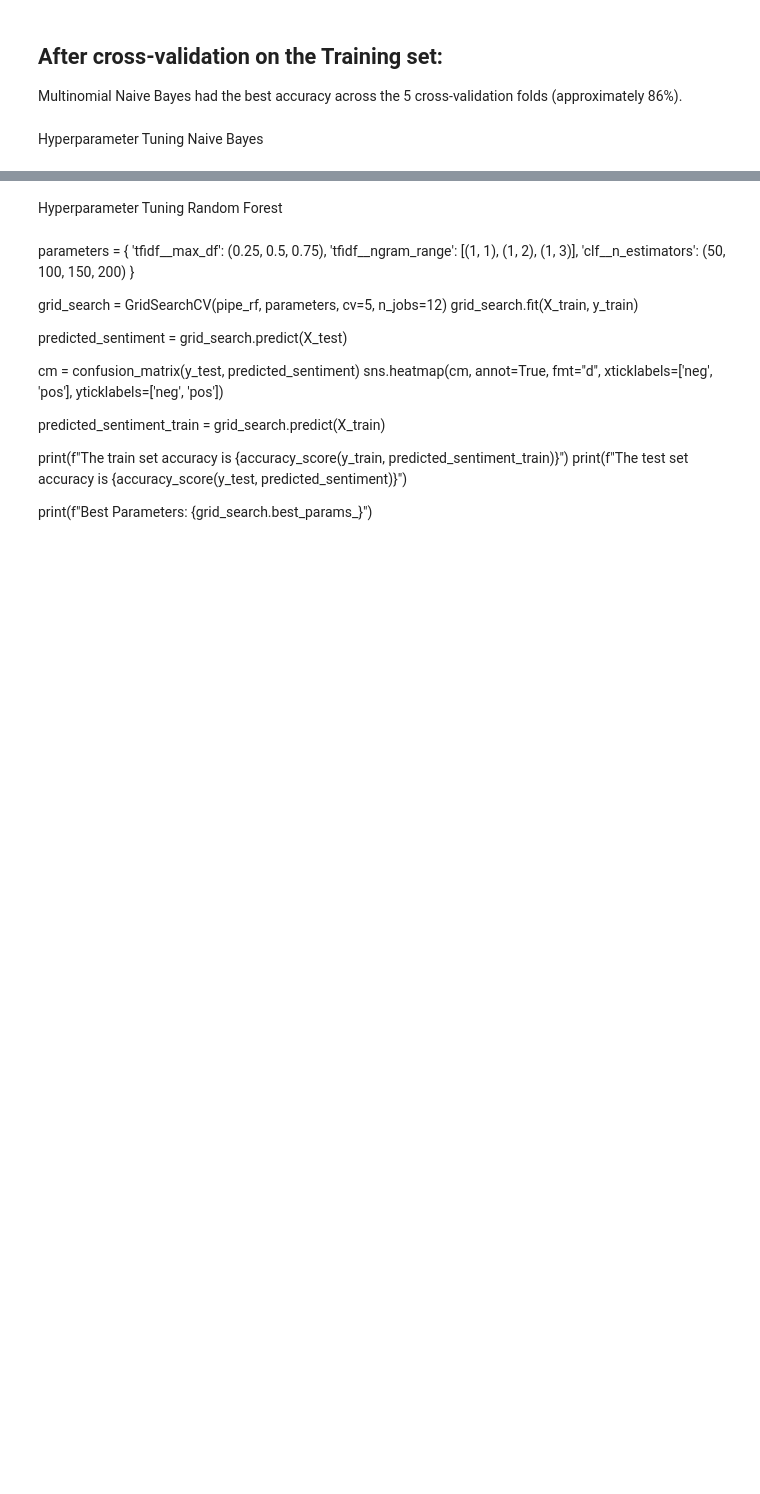
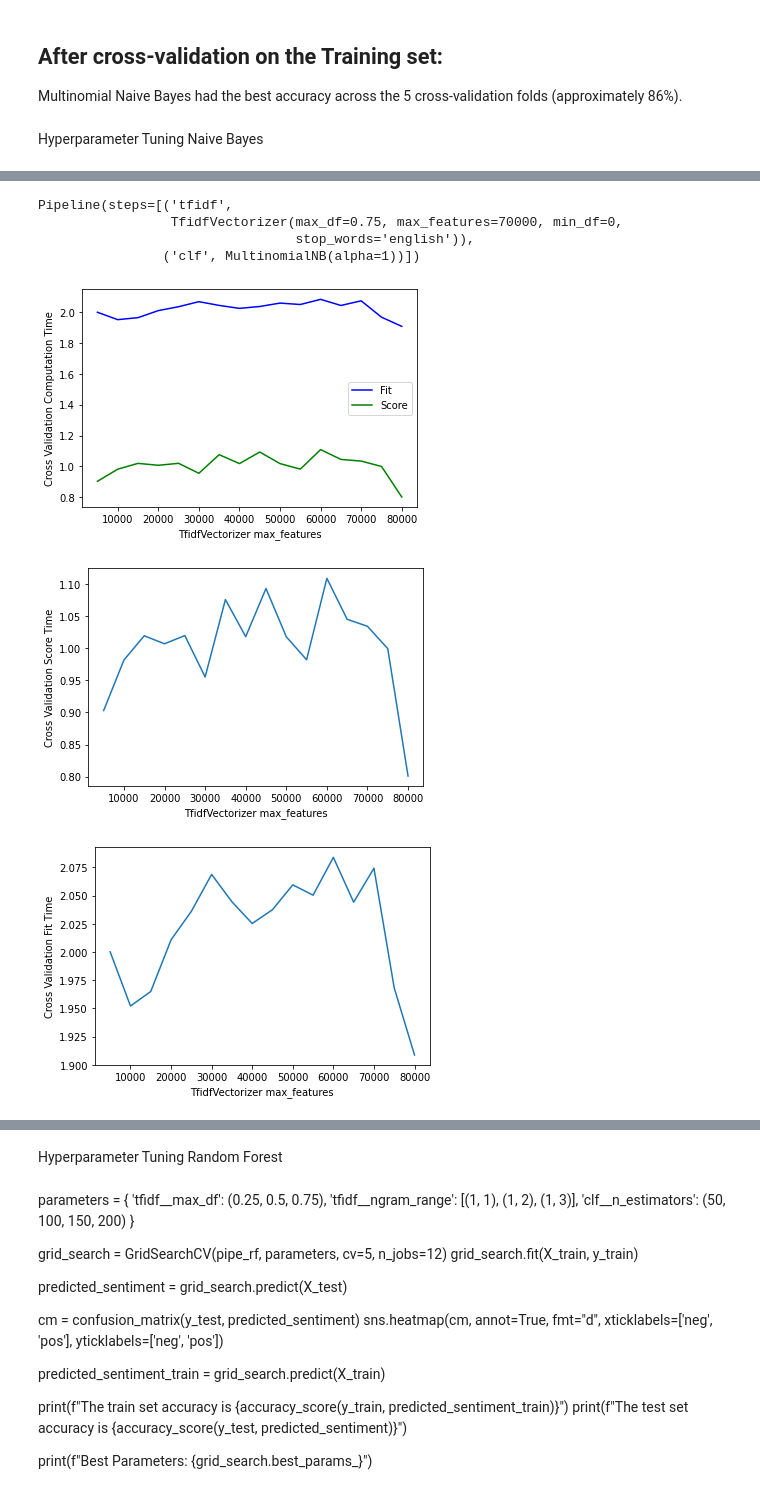
Before and after one commit to christesont/cs4448_finalproject, a Jupyter notebook: cs4448_finalproject.ipynb, the cells around one changed output, grey strips where cells are left out. Cells and saved outputs as stored; diff of their text form; code cells hidden in the pictures; blank space fills up the shorter version.

Commit message:
added max_feature gridsearch, and some visualizations of accuracy, computation time, and accuracy gain

```diff
--- a/cs4448_finalproject.ipynb
+++ b/cs4448_finalproject.ipynb
@@ -218,11 +218,10 @@ Hyperparameter Tuning Naive Bayes
 from sklearn.model_selection import GridSearchCV
 
 parameters = {
-    #'tfidf__max_features': (1000, 2000, 5000, 10000),
-#     'tfidf__min_df': (0, 0.1, 0.25),
-#     'tfidf__max_df': (0.26, 0.5, 0.75, 1),
+    'tfidf__min_df': (0, 0.1, 0.25),
+    'tfidf__max_df': (0.5, 0.75, 1),
 #     'tfidf__ngram_range': [(1, 1), (1, 2)],
-    'clf__alpha': (10, 5, 2, 1, 0.1, 1e-2, 1e-3)
+    'clf__alpha': (1, 1e-2, 1e-3)
 }
 
 grid_search = GridSearchCV(pipe_nb, parameters, cv=5,n_jobs=5)
@@ -245,0 +265,7 @@ Best Parameters: {'clf__alpha': 1}
+# %%
+parameters = {
+    'tfidf__max_features': range(5000,80001,5000)
+}
+
+grid_search = GridSearchCV(grid_search.best_estimator_, parameters, cv=3,n_jobs=5,scoring='accuracy')
+grid_search.fit(X_train, y_train)
@@ -245,0 +281,28 @@ Best Parameters: {'clf__alpha': 1}
+# %%
+grid_search.best_estimator_
+# %% [output]
+Pipeline(steps=[('tfidf',
+                 TfidfVectorizer(max_df=0.75, max_features=70000, min_df=0,
+                                 stop_words='english')),
+                ('clf', MultinomialNB(alpha=1))])
+# %%
+plt.plot(grid_search.param_grid['tfidf__max_features'],grid_search.cv_results_['mean_fit_time'],'b-')
+plt.plot(grid_search.param_grid['tfidf__max_features'],grid_search.cv_results_['mean_score_time'],'g-')
+plt.xlabel('TfidfVectorizer max_features')
+plt.ylabel('Cross Validation Computation Time')
+plt.legend(['Fit','Score'])
+plt.show()
+
+plt.plot(grid_search.param_grid['tfidf__max_features'],grid_search.cv_results_['mean_score_time'])
+plt.xlabel('TfidfVectorizer max_features')
+plt.ylabel('Cross Validation Score Time')
+plt.show()
+
+plt.plot(grid_search.param_grid['tfidf__max_features'],grid_search.cv_results_['mean_fit_time'])
+plt.xlabel('TfidfVectorizer max_features')
+plt.ylabel('Cross Validation Fit Time')
+plt.show()
+# %% [output]
+[figure, added]
+[figure, added]
+[figure, added]
```
Also changed, not shown: parts of 8 cells of this notebook.
